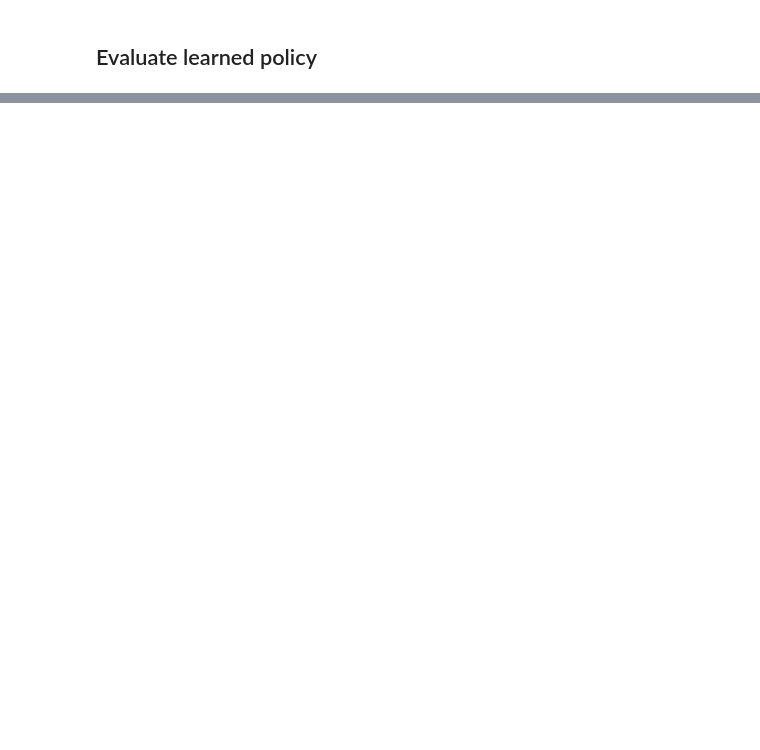
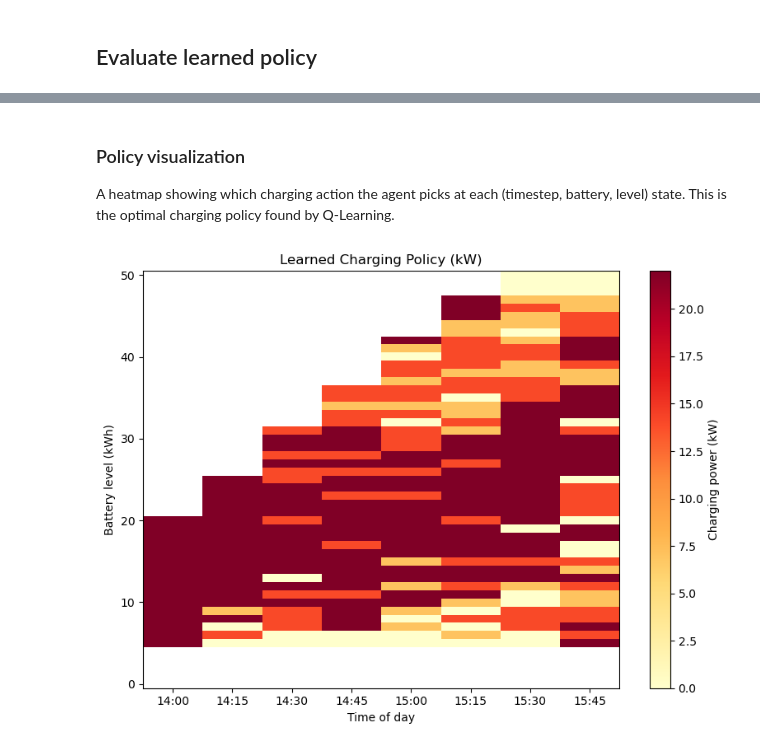
Before and after one commit to angfe/Group-3-AAA, a Jupyter notebook: notebooks/04_01_smart_charging_reinforcement_learning.ipynb, the cells around one changed output, grey strips where cells are left out. Cells and saved outputs as stored; diff of their text form; code cells hidden in the pictures; blank space fills up the shorter version.

```diff
--- a/notebooks/04_01_smart_charging_reinforcement_learning.ipynb
+++ b/notebooks/04_01_smart_charging_reinforcement_learning.ipynb
@@ -180,0 +299,31 @@ plt.show()
+# %% [markdown]
+### Policy visualization
+
+A heatmap showing which charging action the agent picks at each (timestep, battery, level) state. This is the optimal charging policy found by Q-Learning.
+# %%
+# Build a grid of the policy over all relevant states
+max_battery_bin = int(BATTERY_CAPACITY / BATTERY_BIN_SIZE)
+policy_grid = np.full((max_battery_bin + 1, NUM_STEPS), np.nan)
+
+for t in range(NUM_STEPS):
+    for b in range(max_battery_bin + 1):
+        state = (t, b)
+        if state in Q:
+            policy_grid[b, t] = CHARGE_LEVELS[np.argmax(Q[state])]
+
+step_labels = [f"{14+i*15//60}:{i*15%60:02d}" for i in range(NUM_STEPS)]
+
+fig, ax = plt.subplots(figsize=(8, 6))
+im = ax.imshow(policy_grid, aspect="auto", origin="lower",
+               cmap="YlOrRd", vmin=0, vmax=22)
+
+ax.set_xticks(range(NUM_STEPS))
+ax.set_xticklabels(step_labels)
+ax.set_xlabel("Time of day")
+ax.set_ylabel("Battery level (kWh)")
+ax.set_title("Learned Charging Policy (kW)")
+plt.colorbar(im, ax=ax, label="Charging power (kW)")
+plt.tight_layout()
+plt.show()
+# %% [output]
+[figure, added]
```
Also changed, not shown: parts of 14 cells of this notebook.
